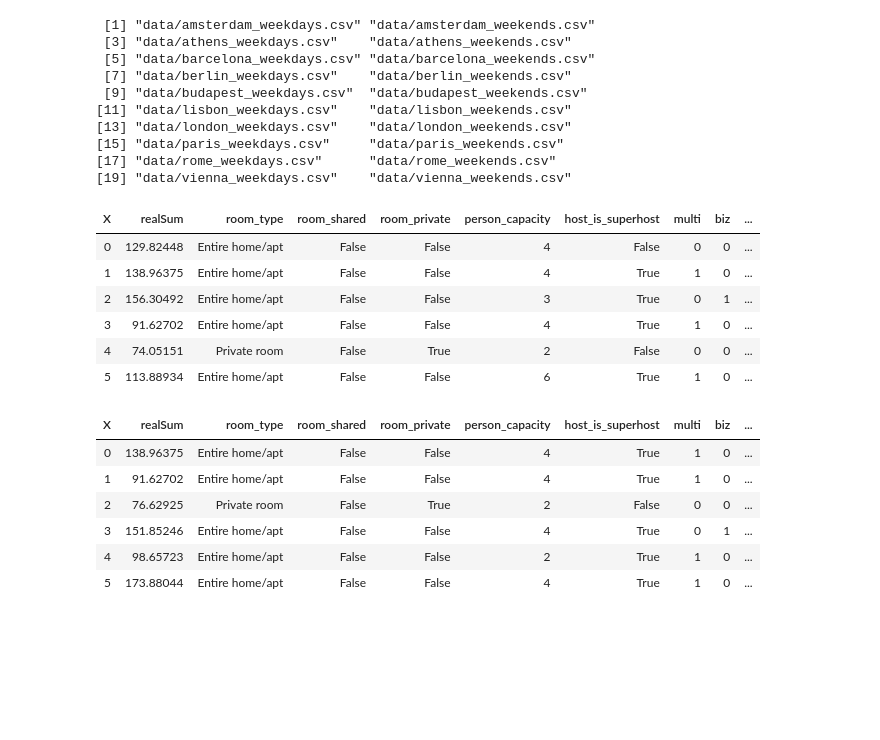
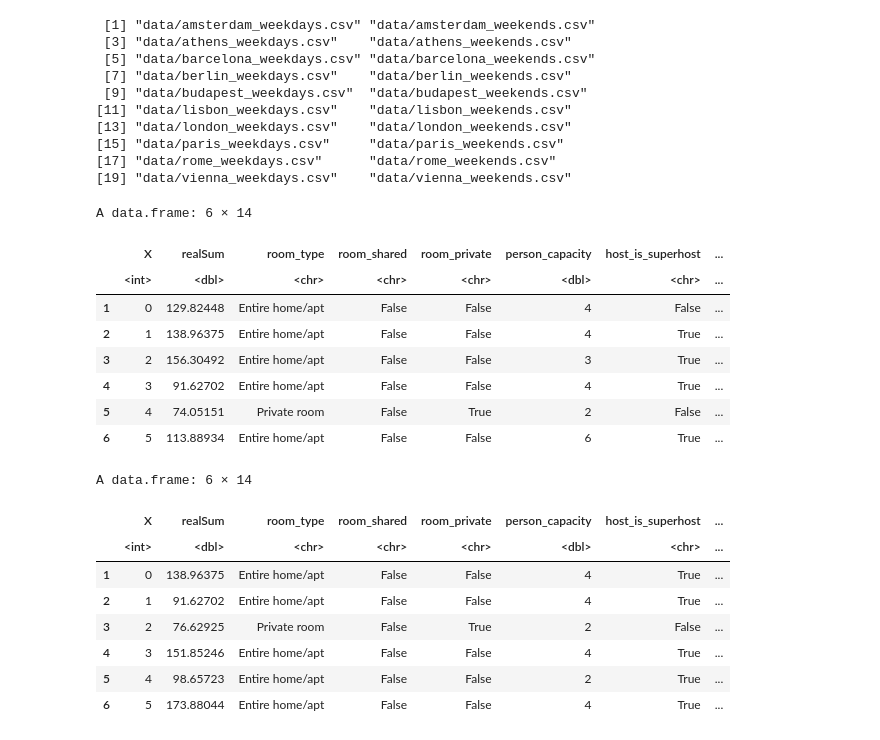
Before and after one commit to naksuu24/STAT301_Project, a Jupyter notebook: Assignment1.ipynb, the cells around one changed output. Cells and saved outputs as stored; diff of their text form; code cells hidden in the pictures; blank space fills up the shorter version.

```diff
--- a/Assignment1.ipynb
+++ b/Assignment1.ipynb
@@ -99,23 +103,39 @@ names(data_list) <- basename(csv_files)  # names are file names
 # %%
+library(broom)
+library(MASS)
+library(dplyr)
+library(glmbb)
+library(cowplot)
+library(tidyverse)
+library(faraway)
+library(ggplot2)
+
 athens_weekdays <- data_list[["athens_weekdays.csv"]]
 athens_weekends <- data_list[["athens_weekends.csv"]]
 
+athens_weekdays <- athens_weekdays %>% select(-lng, -lat, -attr_index_norm, -rest_index_norm, -multi, -biz)
+athens_weekends <- athens_weekends %>% select(-lng, -lat, -attr_index_norm, -rest_index_norm, -multi, -biz)
+
 head(athens_weekdays)
 head(athens_weekends)
 # %% [output]
+A data.frame: 6 × 14
-| X | realSum | room_type | room_shared | room_private | person_capacity | host_is_superhost | multi | biz | ... |
-| 0 | 129.82448 | Entire home/apt | False | False | 4 | False | 0 | 0 | ... |
-| 1 | 138.96375 | Entire home/apt | False | False | 4 | True | 1 | 0 | ... |
-| 2 | 156.30492 | Entire home/apt | False | False | 3 | True | 0 | 1 | ... |
-| 3 | 91.62702 | Entire home/apt | False | False | 4 | True | 1 | 0 | ... |
-| 4 | 74.05151 | Private room | False | True | 2 | False | 0 | 0 | ... |
-| 5 | 113.88934 | Entire home/apt | False | False | 6 | True | 1 | 0 | ... |
+|  | X | realSum | room_type | room_shared | room_private | person_capacity | host_is_superhost | ... |
+|  | <int> | <dbl> | <chr> | <chr> | <chr> | <dbl> | <chr> | ... |
+| 1 | 0 | 129.82448 | Entire home/apt | False | False | 4 | False | ... |
+| 2 | 1 | 138.96375 | Entire home/apt | False | False | 4 | True | ... |
+| 3 | 2 | 156.30492 | Entire home/apt | False | False | 3 | True | ... |
+| 4 | 3 | 91.62702 | Entire home/apt | False | False | 4 | True | ... |
+| 5 | 4 | 74.05151 | Private room | False | True | 2 | False | ... |
+| 6 | 5 | 113.88934 | Entire home/apt | False | False | 6 | True | ... |
+A data.frame: 6 × 14
-| X | realSum | room_type | room_shared | room_private | person_capacity | host_is_superhost | multi | biz | ... |
-| 0 | 138.96375 | Entire home/apt | False | False | 4 | True | 1 | 0 | ... |
-| 1 | 91.62702 | Entire home/apt | False | False | 4 | True | 1 | 0 | ... |
-| 2 | 76.62925 | Private room | False | True | 2 | False | 0 | 0 | ... |
-| 3 | 151.85246 | Entire home/apt | False | False | 4 | True | 0 | 1 | ... |
-| 4 | 98.65723 | Entire home/apt | False | False | 2 | True | 1 | 0 | ... |
-| 5 | 173.88044 | Entire home/apt | False | False | 4 | True | 1 | 0 | ... |
+|  | X | realSum | room_type | room_shared | room_private | person_capacity | host_is_superhost | ... |
+|  | <int> | <dbl> | <chr> | <chr> | <chr> | <dbl> | <chr> | ... |
+| 1 | 0 | 138.96375 | Entire home/apt | False | False | 4 | True | ... |
+| 2 | 1 | 91.62702 | Entire home/apt | False | False | 4 | True | ... |
+| 3 | 2 | 76.62925 | Private room | False | True | 2 | False | ... |
+| 4 | 3 | 151.85246 | Entire home/apt | False | False | 4 | True | ... |
+| 5 | 4 | 98.65723 | Entire home/apt | False | False | 2 | True | ... |
+| 6 | 5 | 173.88044 | Entire home/apt | False | False | 4 | True | ... |
 # %%
 columns <- colnames(athens_weekdays)
```
Also changed, not shown: parts of 6 cells of this notebook.
